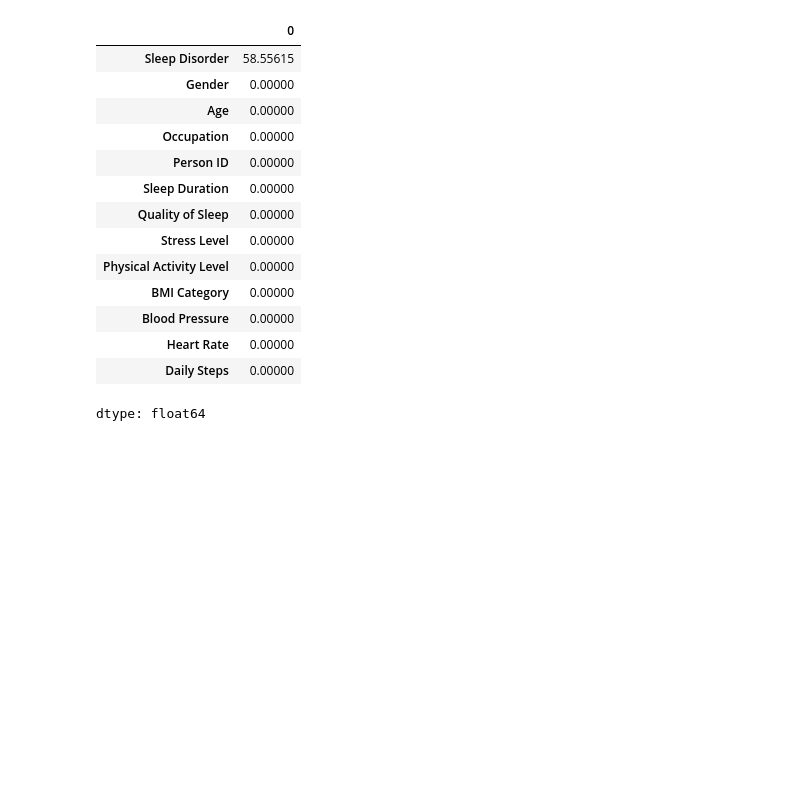
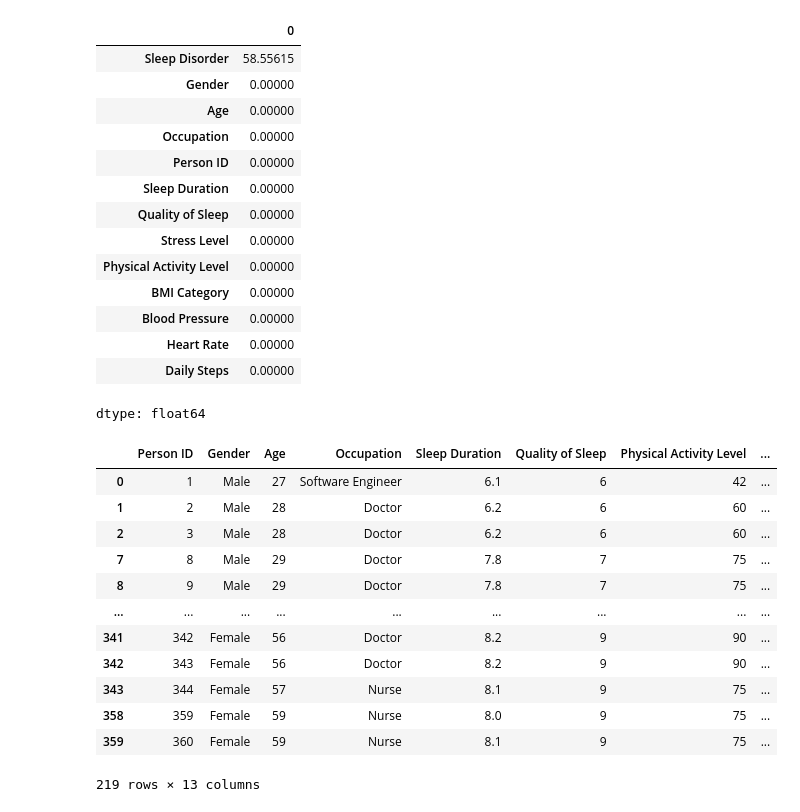
Before and after one commit to enzobanin/AnaliseDeDados, a Jupyter notebook: sonoEstiloDeVida.ipynb, the cells around one changed output. Cells and saved outputs as stored; diff of their text form; code cells hidden in the pictures; blank space fills up the shorter version.

```diff
--- a/sonoEstiloDeVida.ipynb
+++ b/sonoEstiloDeVida.ipynb
@@ -105,3 +113,19 @@ df.describe()
 | Heart Rate | 0.00000 |
 | Daily Steps | 0.00000 |
 dtype: float64
+# %%
+df[df['Sleep Disorder'].isna()]
+# %% [output]
+|  | Person ID | Gender | Age | Occupation | Sleep Duration | Quality of Sleep | Physical Activity Level | ... |
+| 0 | 1 | Male | 27 | Software Engineer | 6.1 | 6 | 42 | ... |
+| 1 | 2 | Male | 28 | Doctor | 6.2 | 6 | 60 | ... |
+| 2 | 3 | Male | 28 | Doctor | 6.2 | 6 | 60 | ... |
+| 7 | 8 | Male | 29 | Doctor | 7.8 | 7 | 75 | ... |
+| 8 | 9 | Male | 29 | Doctor | 7.8 | 7 | 75 | ... |
+| ... | ... | ... | ... | ... | ... | ... | ... | ... |
+| 341 | 342 | Female | 56 | Doctor | 8.2 | 9 | 90 | ... |
+| 342 | 343 | Female | 56 | Doctor | 8.2 | 9 | 90 | ... |
+| 343 | 344 | Female | 57 | Nurse | 8.1 | 9 | 75 | ... |
+| 358 | 359 | Female | 59 | Nurse | 8.0 | 9 | 75 | ... |
+| 359 | 360 | Female | 59 | Nurse | 8.1 | 9 | 75 | ... |
+219 rows × 13 columns
```
Also changed, not shown: parts of 8 cells of this notebook.
